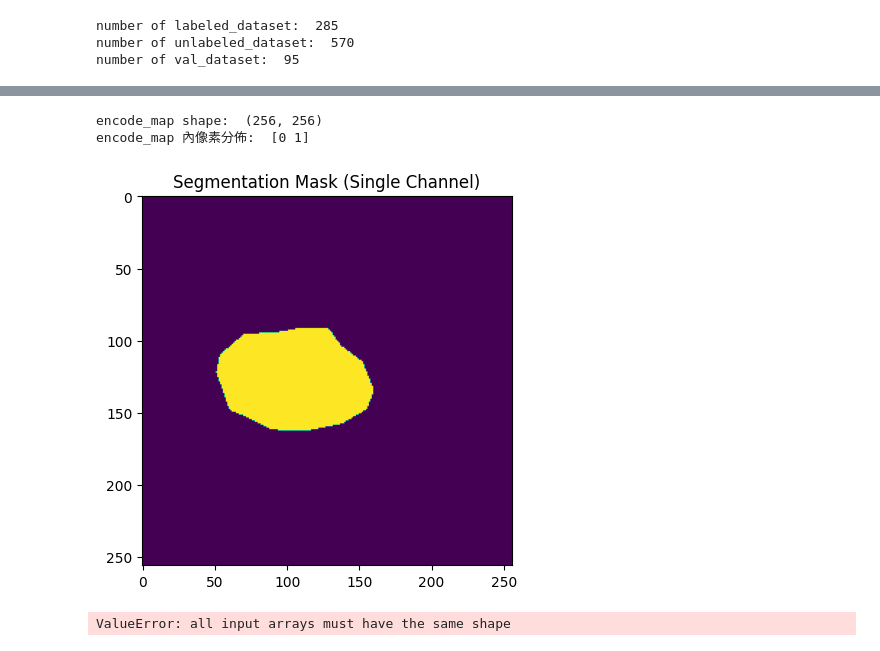
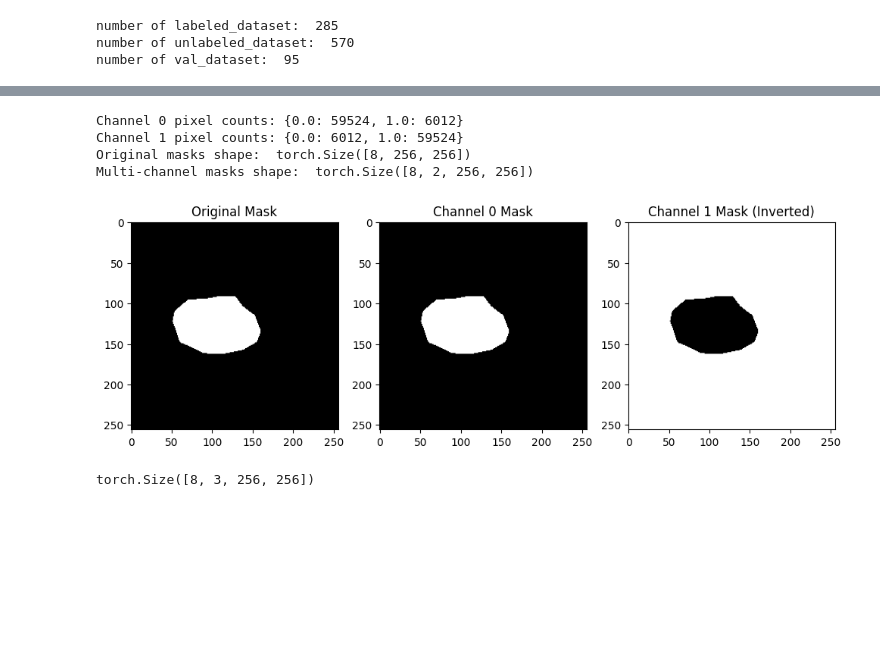
Before and after one commit to Yang-Jiaxiang/PatchCL-MedSeg-Louis, a Jupyter notebook: src/index_ PASCAL.ipynb, the cells around one changed output, grey strips where cells are left out. Drawn from its saved outputs; the diff is of its cells as text; code cells hidden in the pictures; blank space fills up the shorter version.

```diff
--- a/src/index_ PASCAL.ipynb
+++ b/src/index_ PASCAL.ipynb
@@ -1,7 +1,10 @@
 # %%
-base_path = '/tf/PatchCL-MedSeg-jiyu'
-dataset_path = '/tf/dataset/0_data_dataset_voc_950_kidney'
-output_dir = '/tf/PatchCL-MedSeg/dataset/splits/kidney'
+base_path = '/home/u5169119/PatchCL-MedSeg-jiyu'
+dataset_path = '/home/u5169119/dataset/0_data_dataset_voc_950_kidney'
+output_dir = base_path + '/dataset/splits/kidney'
+
+supervised_loss_path = base_path + '/supervised pre training_loss.csv'
+SSL_loss_path = base_path + '/SSL_loss.csv'
 
 voc_mask_color_map = [
     [0, 0, 0], #_background
@@ -75,7 +74,7 @@ data_transforms = transforms.Compose([
 # %%
-labeled_dataset = PascalVOCDataset(txt_file=output_dir + "/1-3/labeled.txt", image_size=img_size, root_dir=dataset_path, transform=data_transforms, labeled=True)
-unlabeled_dataset = PascalVOCDataset(txt_file=output_dir + "/1-3/unlabeled.txt", image_size=img_size, root_dir=dataset_path, transform=data_transforms, labeled=False)
-val_dataset = PascalVOCDataset(txt_file=output_dir + "/val.txt", image_size=img_size, root_dir=dataset_path, transform=data_transforms, labeled=True)
+labeled_dataset = PascalVOCDataset(txt_file=output_dir + "/1-3/labeled.txt", image_size=img_size, root_dir=dataset_path, labeled=True, colormap=voc_mask_color_map)
+unlabeled_dataset = PascalVOCDataset(txt_file=output_dir + "/1-3/unlabeled.txt", image_size=img_size, root_dir=dataset_path, labeled=False, colormap=voc_mask_color_map)
+val_dataset = PascalVOCDataset(txt_file=output_dir + "/val.txt", image_size=img_size, root_dir=dataset_path, labeled=True)
 
 labeled_loader = DataLoader(labeled_dataset, batch_size=batch_size)
 unlabeled_loader = DataLoader(unlabeled_dataset, batch_size=batch_size)
@@ -124,24 +97,48 @@ torch.Size([8, 256, 256, 3]) torch.Size([8, 256, 256, 3])
-# %%
-from dataloaders.utils import encode_segmap
-np_mask = masks[0].numpy()
-encode_map = encode_segmap(np_mask, voc_mask_color_map)
-
-print("encode_map shape: ", encode_map.shape)
-
-unique_values = np.unique(encode_map)
-print("encode_map 內像素分佈: ", unique_values)
-
-plt.imshow(encode_map)
-plt.title("Segmentation Mask (Single Channel)")
-plt.show()
-# %% [output]
-encode_map shape:  (256, 256)
-encode_map 內像素分佈:  [0 1]
-[figure, removed]
+# %%
+# 創建一個新的形狀為 [8, 2, 256, 256] 的張量
+multi_channel_masks = torch.zeros((masks.size(0), 2, masks.size(1), masks.size(2)), dtype=torch.float32)
+
+# 將單通道遮罩轉換為多通道遮罩
+multi_channel_masks[:, 0, :, :] = masks.float()  # 原始遮罩
+multi_channel_masks[:, 1, :, :] = 1 - masks.float()  # 反轉遮罩
+
+# 檢查一個樣本中的唯一值和像素計數
+imgs_np = multi_channel_masks[0, 0].numpy()
+unique, counts = np.unique(imgs_np, return_counts=True)
+pixel_counts = dict(zip(unique, counts))
+print("Channel 0 pixel counts:", pixel_counts)
+
+imgs_np = multi_channel_masks[0, 1].numpy()
+unique, counts = np.unique(imgs_np, return_counts=True)
+pixel_counts = dict(zip(unique, counts))
+print("Channel 1 pixel counts:", pixel_counts)
+print("Original masks shape: ", masks.shape)
+print("Multi-channel masks shape: ", multi_channel_masks.shape)
+
+# 顯示原圖和多通道遮罩
+plt.figure(figsize=(12, 6))
+plt.subplot(1, 3, 1)
+plt.imshow(masks[0].numpy(), cmap='gray')
+plt.title("Original Mask")
+plt.subplot(1, 3, 2)
+plt.imshow(multi_channel_masks[0, 0].numpy(), cmap='gray')
+plt.title("Channel 0 Mask")
+plt.subplot(1, 3, 3)
+plt.imshow(multi_channel_masks[0, 1].numpy(), cmap='gray')
+plt.title("Channel 1 Mask (Inverted)")
+plt.show()
+# %% [output]
+Channel 0 pixel counts: {0.0: 59524, 1.0: 6012}
+Channel 1 pixel counts: {0.0: 6012, 1.0: 59524}
+Original masks shape:  torch.Size([8, 256, 256])
+Multi-channel masks shape:  torch.Size([8, 2, 256, 256])
+[figure, added]
 # %%
 #Send psudo masks & imgs to cpu
-p_masks= masks
+p_masks = multi_channel_masks
 imgs = images
+
+print(imgs.shape)
 
 #get classwise patch list
 patch_list = _get_patches(imgs, p_masks,classes=num_classes,background=True,img_size=img_size,patch_size=contrastive_batch_size)
@@ -165,7 +162,7 @@ for i in range(len(augmented_patch_list)):
         aug_tensor_patch_list.append(None)
         qualified_tensor_patch_list.append(None)
 # %% [output]
-ValueError: all input arrays must have the same shape
+torch.Size([8, 3, 256, 256])
 # %%
 #get embeddings of qualified patches through student model
 model=model.train()
```
Also changed, not shown: parts of 7 cells of this notebook, 9 other files.
